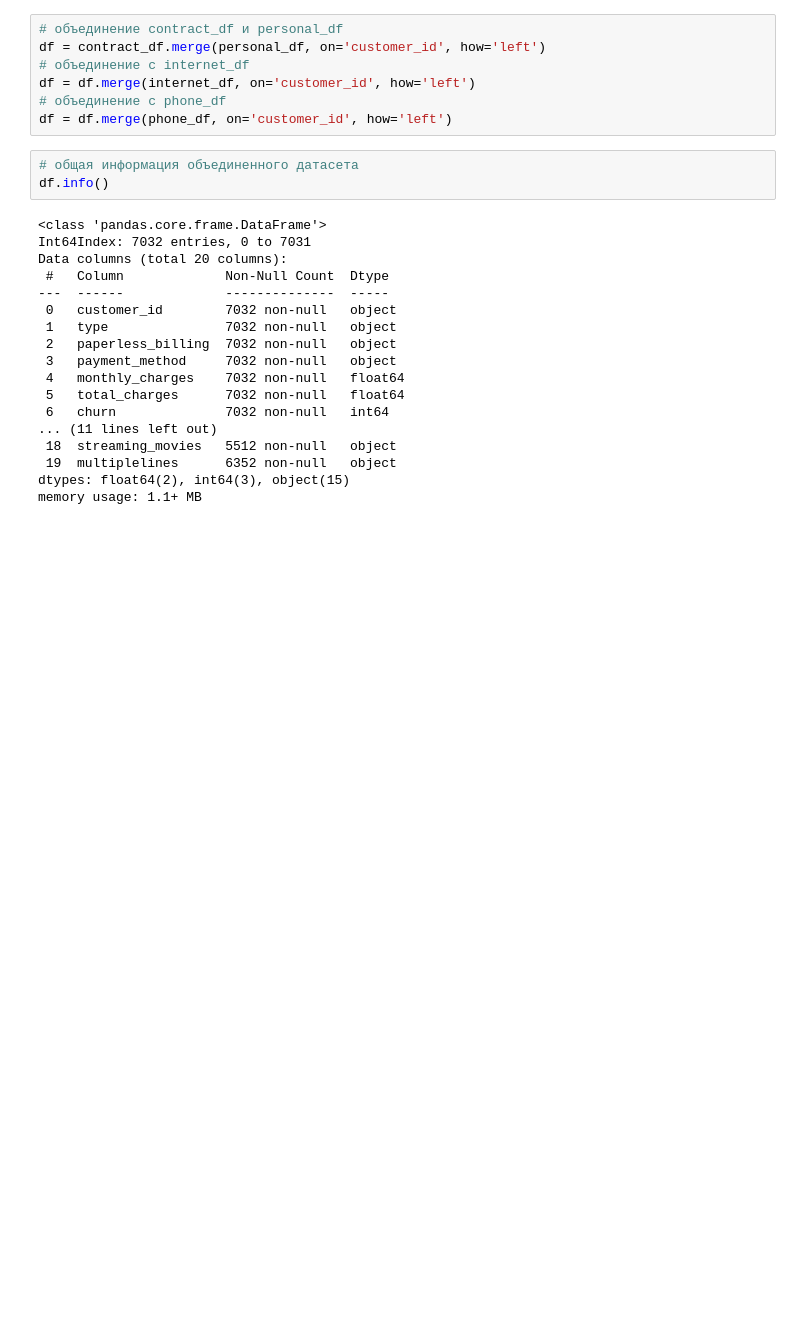
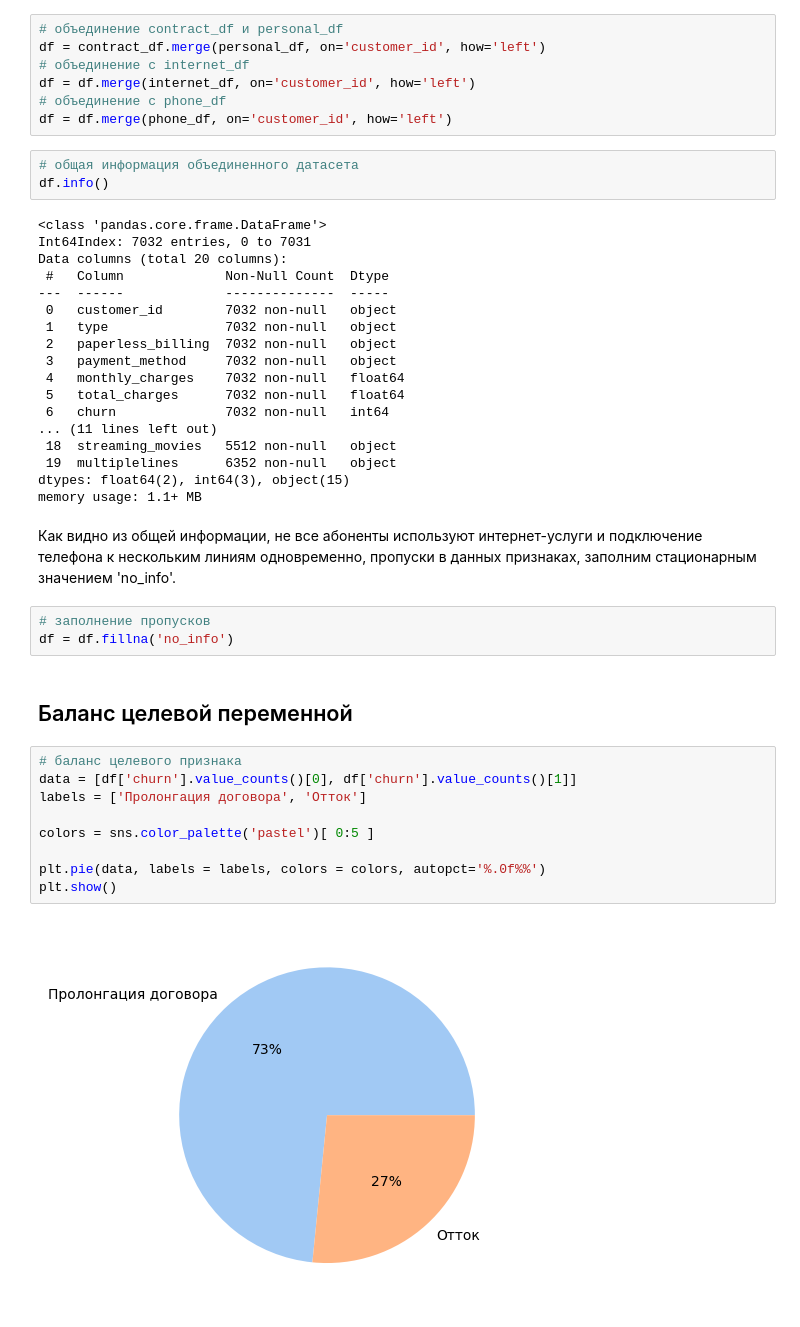
Before and after one commit to Denis-Mukhanov/client-churn-prediction, a Jupyter notebook: client_churn_prediction.ipynb, the cells around one changed output. Drawn from its saved outputs; the diff is of its cells as text; blank space fills up the shorter version.

Commit message:
preparing_data_for_training_models

```diff
--- a/client_churn_prediction.ipynb
+++ b/client_churn_prediction.ipynb
@@ -782,3 +783,21 @@ Data columns (total 20 columns):
  19  multiplelines      6352 non-null   object
 dtypes: float64(2), int64(3), object(15)
 memory usage: 1.1+ MB
+# %% [markdown]
+Как видно из общей информации, не все абоненты используют интернет-услуги и подключение телефона к нескольким линиям одновременно, пропуски в данных признаках, заполним стационарным значением 'no_info'.
+# %%
+# заполнение пропусков
+df = df.fillna('no_info')
+# %% [markdown]
+## Баланс целевой переменной
+# %%
+# баланс целевого признака
+data = [df['churn'].value_counts()[0], df['churn'].value_counts()[1]]
+labels = ['Пролонгация договора', 'Отток']
+
+colors = sns.color_palette('pastel')[ 0:5 ]
+
+plt.pie(data, labels = labels, colors = colors, autopct='%.0f%%')
+plt.show()
+# %% [output]
+[figure, added]
```
Also changed, not shown: parts of 27 cells of this notebook.
